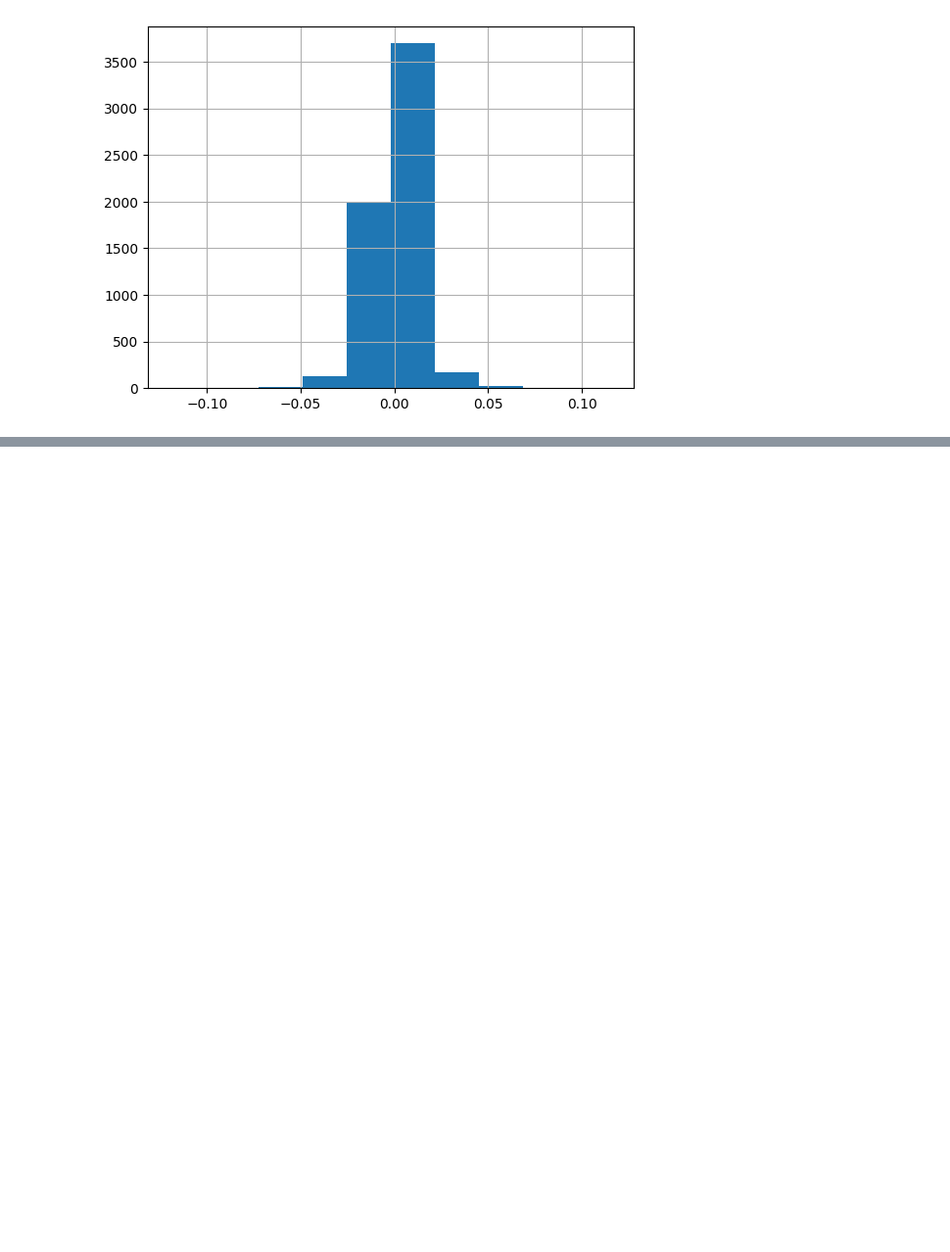
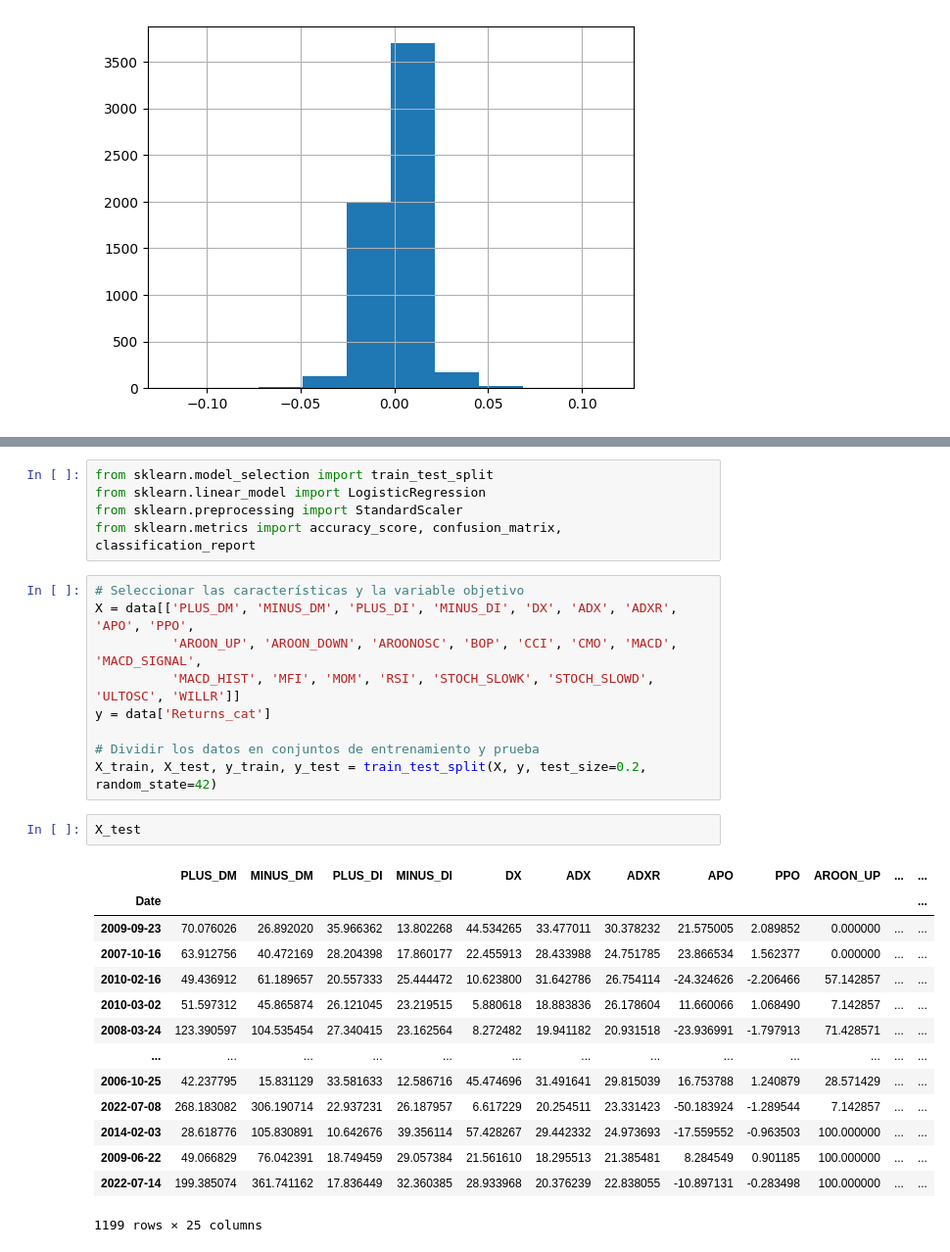
Before and after one commit to Renuto/Trading-Algorithmic, a Jupyter notebook: Mega Alpha/mega_alpha.ipynb, the cells around one changed output, grey strips where cells are left out. Shown at 98% size. Drawn from its saved outputs; the diff is of its cells as text; blank space fills up the shorter version.

```diff
--- a/Mega Alpha/mega_alpha.ipynb
+++ b/Mega Alpha/mega_alpha.ipynb
@@ -126,0 +164,31 @@ data.to_csv('sp500_technical_indicators.csv')
+# %%
+from sklearn.model_selection import train_test_split
+from sklearn.linear_model import LogisticRegression
+from sklearn.preprocessing import StandardScaler
+from sklearn.metrics import accuracy_score, confusion_matrix, classification_report
+# %%
+# Seleccionar las características y la variable objetivo
+X = data[['PLUS_DM', 'MINUS_DM', 'PLUS_DI', 'MINUS_DI', 'DX', 'ADX', 'ADXR', 'APO', 'PPO',
+          'AROON_UP', 'AROON_DOWN', 'AROONOSC', 'BOP', 'CCI', 'CMO', 'MACD', 'MACD_SIGNAL',
+          'MACD_HIST', 'MFI', 'MOM', 'RSI', 'STOCH_SLOWK', 'STOCH_SLOWD', 'ULTOSC', 'WILLR']]
+y = data['Returns_cat']
+
+# Dividir los datos en conjuntos de entrenamiento y prueba
+X_train, X_test, y_train, y_test = train_test_split(X, y, test_size=0.2, random_state=42)
+# %%
+X_test
+# %% [output]
+|  | PLUS_DM | MINUS_DM | PLUS_DI | MINUS_DI | DX | ADX | ADXR | APO | PPO | AROON_UP | ... | ... |
+| Date |  |  |  |  |  |  |  |  |  |  |  | ... |
+| 2009-09-23 | 70.076026 | 26.892020 | 35.966362 | 13.802268 | 44.534265 | 33.477011 | 30.378232 | 21.575005 | 2.089852 | 0.000000 | ... | ... |
+| 2007-10-16 | 63.912756 | 40.472169 | 28.204398 | 17.860177 | 22.455913 | 28.433988 | 24.751785 | 23.866534 | 1.562377 | 0.000000 | ... | ... |
+| 2010-02-16 | 49.436912 | 61.189657 | 20.557333 | 25.444472 | 10.623800 | 31.642786 | 26.754114 | -24.324626 | -2.206466 | 57.142857 | ... | ... |
+| 2010-03-02 | 51.597312 | 45.865874 | 26.121045 | 23.219515 | 5.880618 | 18.883836 | 26.178604 | 11.660066 | 1.068490 | 7.142857 | ... | ... |
+| 2008-03-24 | 123.390597 | 104.535454 | 27.340415 | 23.162564 | 8.272482 | 19.941182 | 20.931518 | -23.936991 | -1.797913 | 71.428571 | ... | ... |
+| ... | ... | ... | ... | ... | ... | ... | ... | ... | ... | ... | ... | ... |
+| 2006-10-25 | 42.237795 | 15.831129 | 33.581633 | 12.586716 | 45.474696 | 31.491641 | 29.815039 | 16.753788 | 1.240879 | 28.571429 | ... | ... |
+| 2022-07-08 | 268.183082 | 306.190714 | 22.937231 | 26.187957 | 6.617229 | 20.254511 | 23.331423 | -50.183924 | -1.289544 | 7.142857 | ... | ... |
+| 2014-02-03 | 28.618776 | 105.830891 | 10.642676 | 39.356114 | 57.428267 | 29.442332 | 24.973693 | -17.559552 | -0.963503 | 100.000000 | ... | ... |
+| 2009-06-22 | 49.066829 | 76.042391 | 18.749459 | 29.057384 | 21.561610 | 18.295513 | 21.385481 | 8.284549 | 0.901185 | 100.000000 | ... | ... |
+| 2022-07-14 | 199.385074 | 361.741162 | 17.836449 | 32.360385 | 28.933968 | 20.376239 | 22.838055 | -10.897131 | -0.283498 | 100.000000 | ... | ... |
+1199 rows × 25 columns
```
Also changed, not shown: parts of 26 cells of this notebook, 2 other files.
